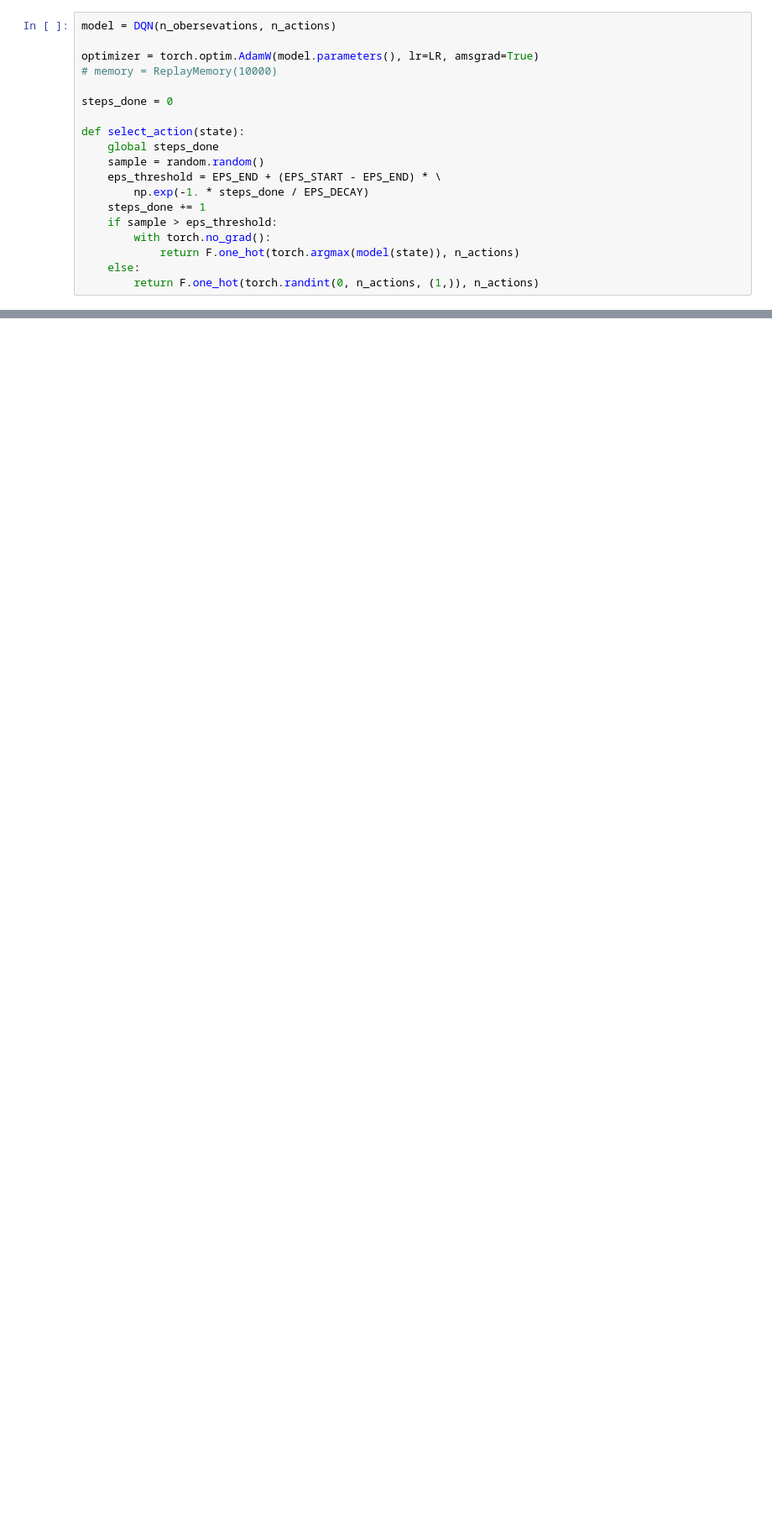
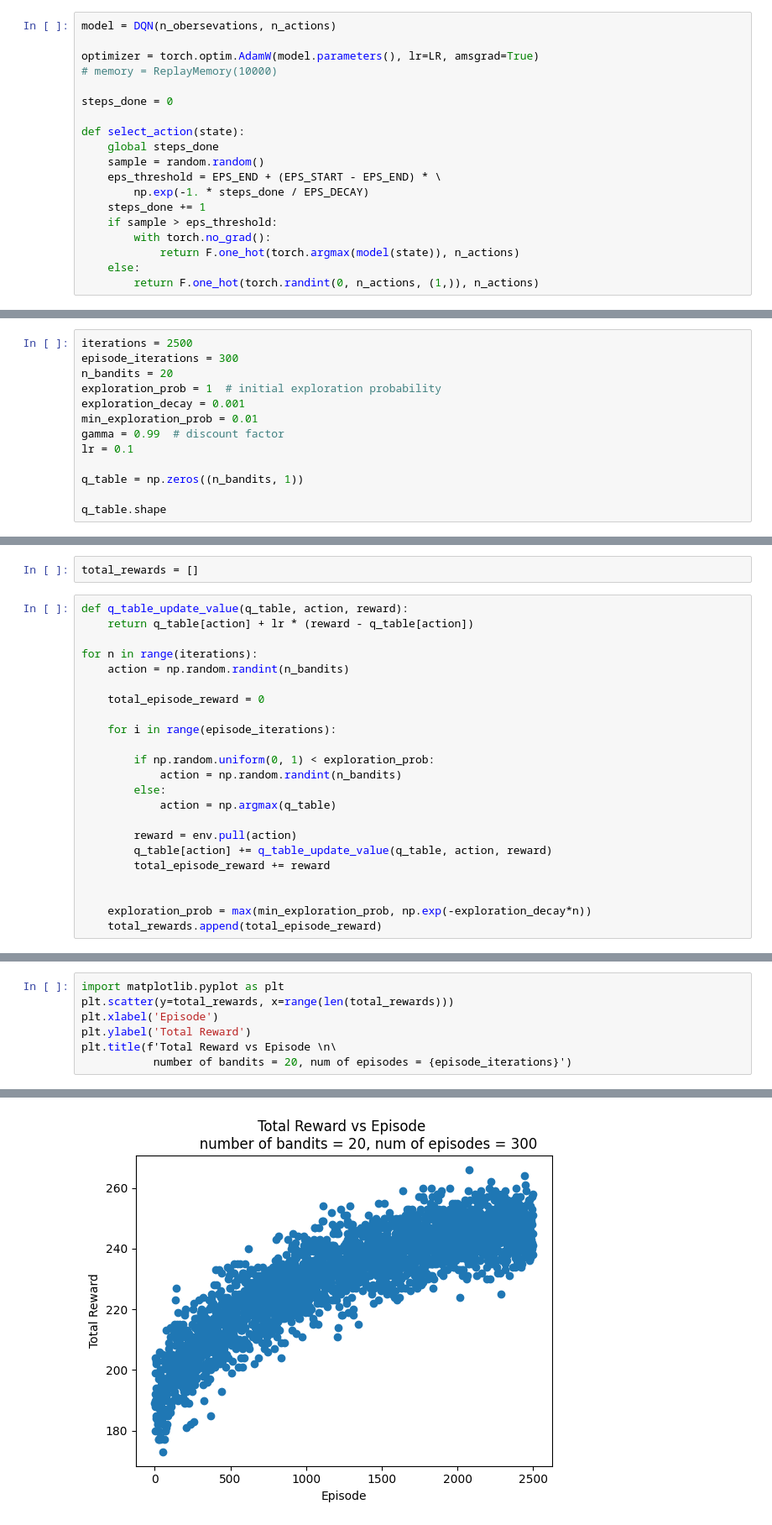
Before and after one commit to stethbo/multi-armed-bandit, a Jupyter notebook: src/dev.ipynb, the cells around one changed output, grey strips where cells are left out. Shown at 84% size. Drawn from its saved outputs; the diff is of its cells as text; blank space fills up the shorter version.

```diff
--- a/src/dev.ipynb
+++ b/src/dev.ipynb
@@ -88,0 +122,13 @@ tensor([[0, 0, 0, 0, 0, 1]])
+# %%
+iterations = 2500
+episode_iterations = 300
+n_bandits = 20
+exploration_prob = 1  # initial exploration probability
+exploration_decay = 0.001
+min_exploration_prob = 0.01
+gamma = 0.99  # discount factor
+lr = 0.1
+
+q_table = np.zeros((n_bandits, 1))
+
+q_table.shape
@@ -88,0 +137,25 @@ tensor([[0, 0, 0, 0, 0, 1]])
+# %%
+total_rewards = []
+# %%
+def q_table_update_value(q_table, action, reward):
+    return q_table[action] + lr * (reward - q_table[action])
+
+for n in range(iterations):
+    action = np.random.randint(n_bandits)
+
+    total_episode_reward = 0
+
+    for i in range(episode_iterations):
+
+        if np.random.uniform(0, 1) < exploration_prob:
+            action = np.random.randint(n_bandits)
+        else:
+            action = np.argmax(q_table)
+
+        reward = env.pull(action)
+        q_table[action] += q_table_update_value(q_table, action, reward)
+        total_episode_reward += reward
+
+
+    exploration_prob = max(min_exploration_prob, np.exp(-exploration_decay*n))
+    total_rewards.append(total_episode_reward)
@@ -88,0 +166,8 @@ tensor([[0, 0, 0, 0, 0, 1]])
+# %%
+import matplotlib.pyplot as plt
+plt.scatter(y=total_rewards, x=range(len(total_rewards)))
+plt.xlabel('Episode')
+plt.ylabel('Total Reward')
+plt.title(f'Total Reward vs Episode \n\
+           number of bandits = 20, num of episodes = {episode_iterations}')
+# %% [output]
@@ -88,0 +175 @@ tensor([[0, 0, 0, 0, 0, 1]])
+[figure, added]
```
Also changed, not shown: parts of 14 cells of this notebook.
